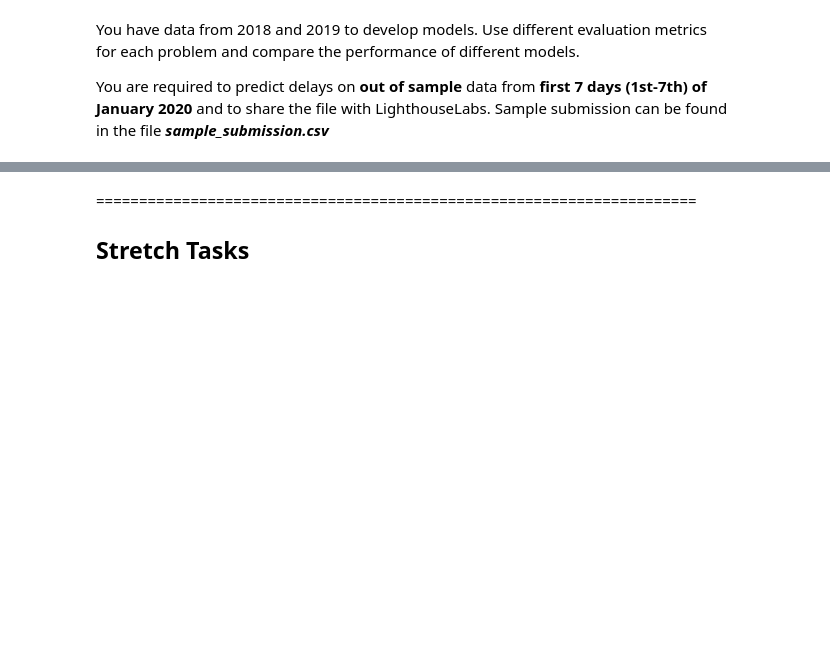
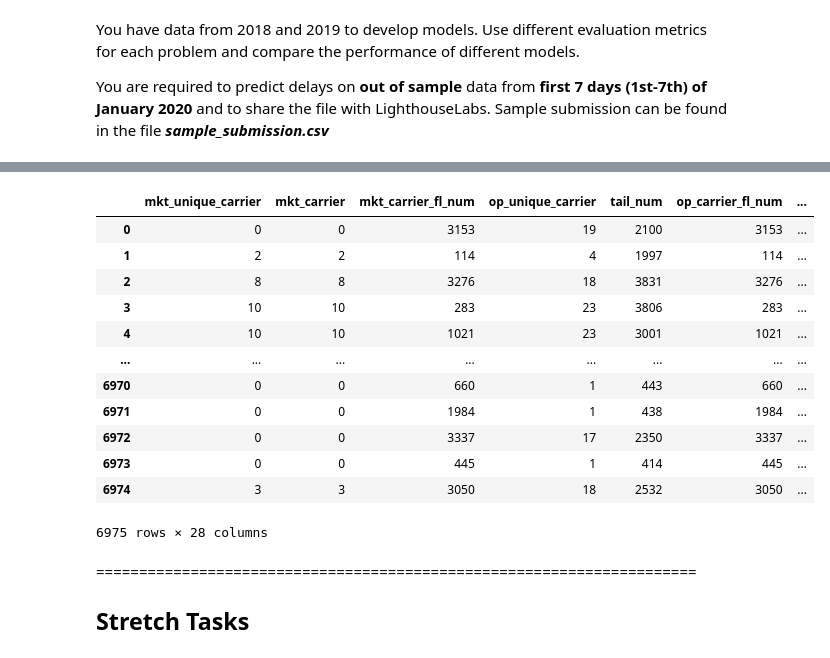
Before and after one commit to rafaelaqfc/Flight-Delays-Prediction, a Jupyter notebook: modeling.ipynb, the cells around one changed output, grey strips where cells are left out. Saved outputs shown, nothing was run; the diff lists cells and outputs as text; code cells hidden in the pictures; blank space fills up the shorter version.

Commit message:
Add updated modelling flight;

```diff
--- a/modeling.ipynb
+++ b/modeling.ipynb
@@ -1486,0 +1525,5 @@ You are required to predict delays on **out of sample** data from **first 7 days
+# %%
+# Opening the train_flights_subset_cleaned_version_4 to drop some columns and combine with our new 'predicted_flight_delays' colum
+
+train_flights_subset_cleaned_version_4 = pd.read_csv('train_flights_subset_cleaned_version_4.csv', sep= ",")
+train_flights_subset_cleaned_version_4.head()
@@ -1486,0 +1538,19 @@ You are required to predict delays on **out of sample** data from **first 7 days
+# %%
+# Dropping columns
+
+train_flights_sample_submission = train_flights_subset_cleaned_version_4.drop(['origin_airport_id', 'dest_airport_id', 'actual_elapsed_time', 'air_time', 'arr_delay', 'arr_delay_mean_by_mkt_unique_carrier', 'arr_delay_mean_by_op_unique_carrier', 'arr_delay_encoded', 'quarter_Q1', 'quarter_Q2', 'quarter_Q3', 'quarter_Q4'], axis=1)
+train_flights_sample_submission
+# %% [output]
+|  | mkt_unique_carrier | mkt_carrier | mkt_carrier_fl_num | op_unique_carrier | tail_num | op_carrier_fl_num | ... |
+| 0 | 0 | 0 | 3153 | 19 | 2100 | 3153 | ... |
+| 1 | 2 | 2 | 114 | 4 | 1997 | 114 | ... |
+| 2 | 8 | 8 | 3276 | 18 | 3831 | 3276 | ... |
+| 3 | 10 | 10 | 283 | 23 | 3806 | 283 | ... |
+| 4 | 10 | 10 | 1021 | 23 | 3001 | 1021 | ... |
+| ... | ... | ... | ... | ... | ... | ... | ... |
+| 6970 | 0 | 0 | 660 | 1 | 443 | 660 | ... |
+| 6971 | 0 | 0 | 1984 | 1 | 438 | 1984 | ... |
+| 6972 | 0 | 0 | 3337 | 17 | 2350 | 3337 | ... |
+| 6973 | 0 | 0 | 445 | 1 | 414 | 445 | ... |
+| 6974 | 3 | 3 | 3050 | 18 | 2532 | 3050 | ... |
+6975 rows × 28 columns
```
Also changed, not shown: parts of 11 cells of this notebook, 1 other file.
